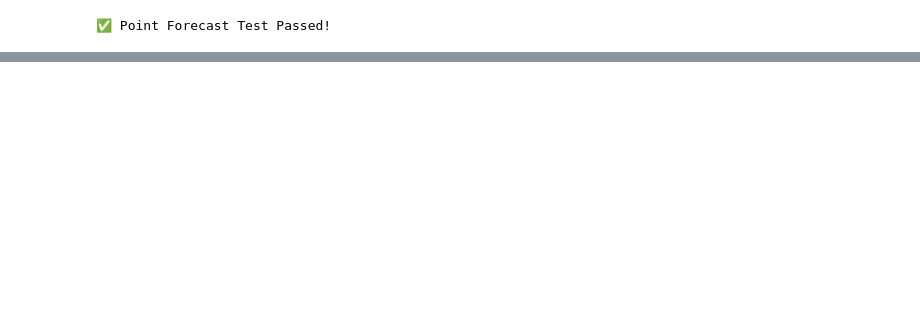
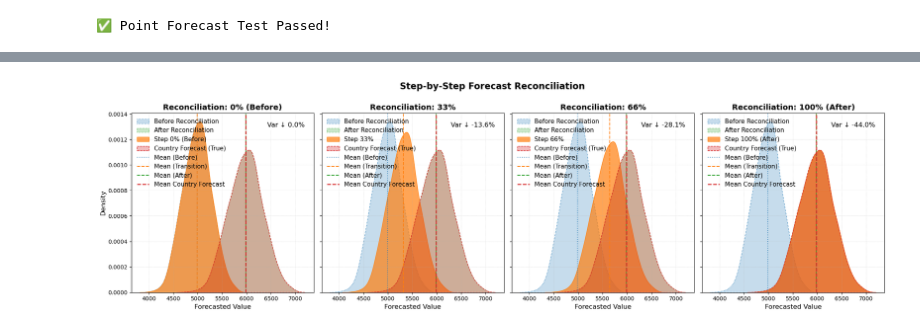
Before and after one commit to views-platform/views-models, a Jupyter notebook: models/purple_alien/notebooks/experiement_reconcilliation.ipynb, the cells around one changed output, grey strips where cells are left out. Drawn from its saved outputs; the diff is of its cells as text; code cells hidden in the pictures; blank space fills up the shorter version.

```diff
--- a/models/purple_alien/notebooks/experiement_reconcilliation.ipynb
+++ b/models/purple_alien/notebooks/experiement_reconcilliation.ipynb
@@ -184,0 +350,72 @@ country_forecast
+# %%
+import numpy as np
+import matplotlib.pyplot as plt
+import seaborn as sns
+import torch  # Assuming tensors are coming from PyTorch
+
+# Convert tensors to numpy arrays
+grid_sum_before = grid_forecast_samples.sum(axis=1).cpu().numpy()
+grid_sum_after = adjusted_grid_forecast_samples.sum(axis=1).cpu().numpy()
+country_forecast_values = country_forecast_samples.cpu().numpy()
+
+# Define reconciliation steps
+steps = [0.0, 0.33, 0.66, 1.0]  # 0%, 33%, 66%, 100% transition
+step_labels = ["0% (Before)", "33%", "66%", "100% (After)"]
+
+# Define refined color palette
+before_color = "#1f77b4"   # Soft blue
+after_color = "#2ca02c"    # Soft green
+highlight_color = "#d62728"  # Deep red for country forecast
+transition_color = "#ff7f0e"  # Orange for transition steps
+
+# Initialize figure with four subplots
+fig, axes = plt.subplots(1, 4, figsize=(20, 6), sharey=True)
+
+for i, step in enumerate(steps):
+    ax = axes[i]
+
+    # Compute interpolated distribution
+    interpolated_grid_sum = (1 - step) * grid_sum_before + step * grid_sum_after
+
+    # KDE plots with clear styling
+    sns.kdeplot(grid_sum_before, fill=True, color=before_color, alpha=0.25, linestyle="dotted", ax=ax, label="Before Reconciliation")
+    sns.kdeplot(grid_sum_after, fill=True, color=after_color, alpha=0.25, linestyle="dotted", ax=ax, label="After Reconciliation")
+    sns.kdeplot(interpolated_grid_sum, fill=True, color=transition_color, alpha=0.7, ax=ax, label=f"Step {step_labels[i]}")
+    sns.kdeplot(country_forecast_values, fill=True, color=highlight_color, alpha=0.3, linestyle="dashed", ax=ax, label="Country Forecast (True)")
+
+    # Mean indicator lines
+    ax.axvline(np.mean(grid_sum_before), color=before_color, linestyle="dotted", alpha=0.7, label="Mean (Before)")
+    ax.axvline(np.mean(interpolated_grid_sum), color=transition_color, linestyle="--", alpha=0.9, label="Mean (Transition)")
+    ax.axvline(np.mean(grid_sum_after), color=after_color, linestyle="dashed", alpha=0.9, label="Mean (After)")
+    ax.axvline(np.mean(country_forecast_values), color=highlight_color, linestyle="dashed", linewidth=1.8, label="Mean Country Forecast")
+
+    # Variance Reduction Calculation & Annotation
+    variance_reduction = 100 * (1 - (np.var(interpolated_grid_sum) / np.var(grid_sum_before)))
+    ax.text(0.95, 0.95, f"Var ↓ {variance_reduction:.1f}%", transform=ax.transAxes,
+            fontsize=12, verticalalignment="top", horizontalalignment="right",
+            bbox=dict(facecolor="white", alpha=0.8, edgecolor="none"))
+
+    # Title & Labels
+    ax.set_title(f"Reconciliation: {step_labels[i]}", fontsize=14, fontweight="bold")
+    ax.set_xlabel("Forecasted Value", fontsize=12)
+    if i == 0:
+        ax.set_ylabel("Density", fontsize=12)  # Show ylabel only on first plot
+
+    # Minimalist Grid & Improved Legend Position
+    ax.grid(True, linestyle=":", linewidth=0.6, alpha=0.6)
+    ax.legend(loc="upper left", frameon=False, fontsize=11)
+
+# Overall figure title
+fig.suptitle("Step-by-Step Forecast Reconciliation", fontsize=16, fontweight="bold")
+
+# Adjust layout for better spacing
+plt.tight_layout()
+plt.subplots_adjust(top=0.85)
+
+# Save figure
+plt.savefig("forecast_reconciliation_optimized.png", dpi=300, bbox_inches="tight")
+
+# Show plot
+plt.show()
+# %% [output]
+[figure, added]
```
Also changed, not shown: parts of 25 cells of this notebook.
